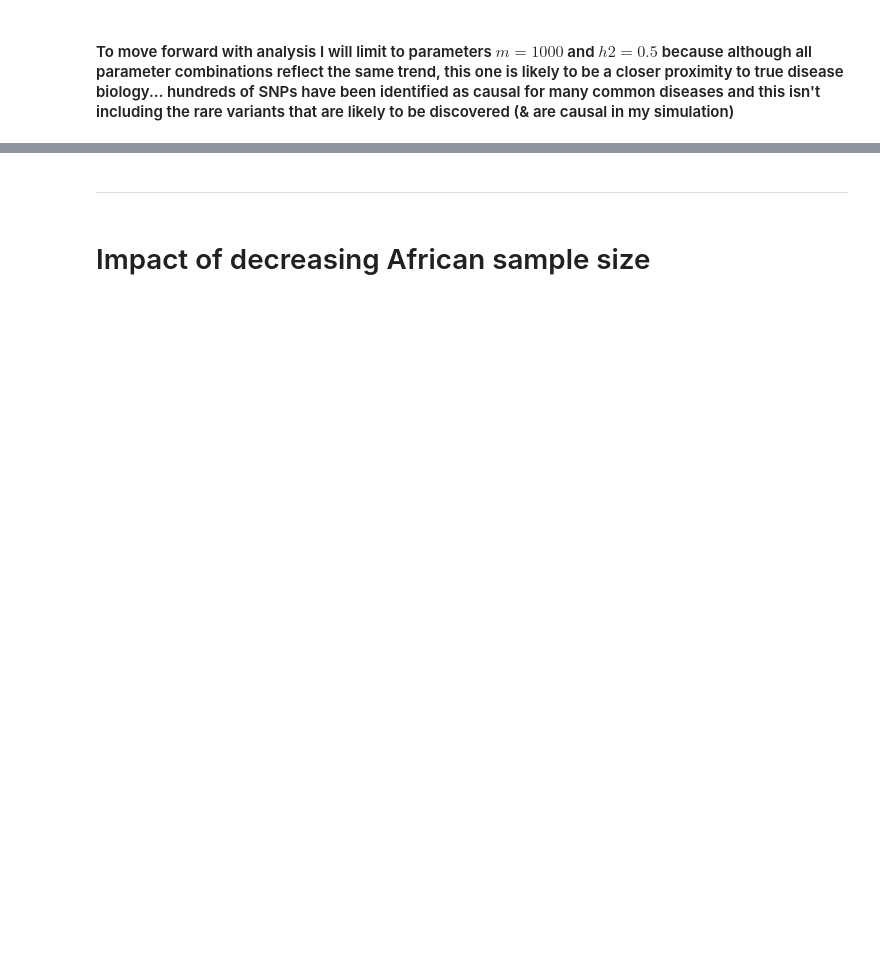
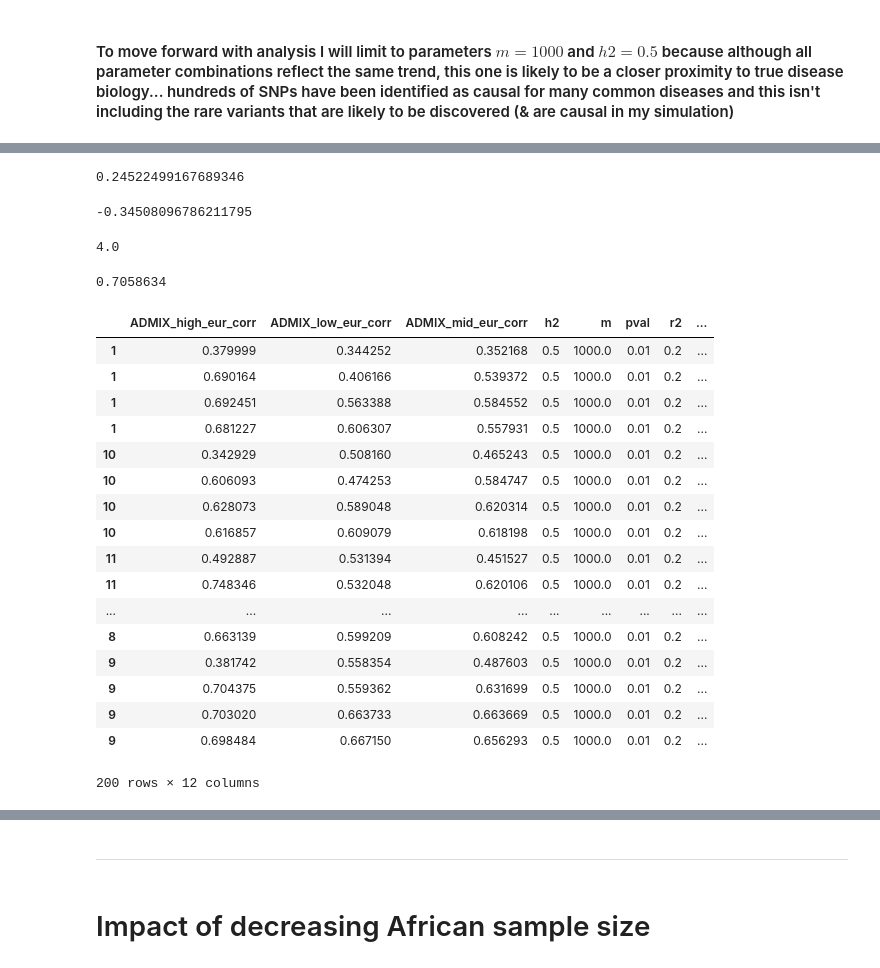
Before and after one commit to taylorcavazos/PRS_Admixture_Simulation, a Jupyter notebook: notebooks/Project_Summary_Notebook.ipynb, the cells around one changed output, grey strips where cells are left out. Saved outputs shown, nothing was run; the diff lists cells and outputs as text; code cells hidden in the pictures; blank space fills up the shorter version.

```diff
--- a/notebooks/Project_Summary_Notebook.ipynb
+++ b/notebooks/Project_Summary_Notebook.ipynb
@@ -59,3 +99,40 @@ plt.show()
+# %%
+(6.137775e-01-4.929049e-01)/4.929049e-01
+# %% [output]
+0.24522499167689346
+# %%
+(4.929049e-01-7.526196e-01)/7.526196e-01
+# %% [output]
+-0.34508096786211795
+# %%
+1/0.25
+# %% [output]
+4.0
+# %%
+7.058634e-01
+# %% [output]
+0.7058634
+# %%
+data[(data["m"]==1000)&(data["h2"]==0.5)].sort_values(by=["sim","weight"])
+# %% [output]
+|  | ADMIX_high_eur_corr | ADMIX_low_eur_corr | ADMIX_mid_eur_corr | h2 | m | pval | r2 | ... |
+| 1 | 0.379999 | 0.344252 | 0.352168 | 0.5 | 1000.0 | 0.01 | 0.2 | ... |
+| 1 | 0.690164 | 0.406166 | 0.539372 | 0.5 | 1000.0 | 0.01 | 0.2 | ... |
+| 1 | 0.692451 | 0.563388 | 0.584552 | 0.5 | 1000.0 | 0.01 | 0.2 | ... |
+| 1 | 0.681227 | 0.606307 | 0.557931 | 0.5 | 1000.0 | 0.01 | 0.2 | ... |
+| 10 | 0.342929 | 0.508160 | 0.465243 | 0.5 | 1000.0 | 0.01 | 0.2 | ... |
+| 10 | 0.606093 | 0.474253 | 0.584747 | 0.5 | 1000.0 | 0.01 | 0.2 | ... |
+| 10 | 0.628073 | 0.589048 | 0.620314 | 0.5 | 1000.0 | 0.01 | 0.2 | ... |
+| 10 | 0.616857 | 0.609079 | 0.618198 | 0.5 | 1000.0 | 0.01 | 0.2 | ... |
+| 11 | 0.492887 | 0.531394 | 0.451527 | 0.5 | 1000.0 | 0.01 | 0.2 | ... |
+| 11 | 0.748346 | 0.532048 | 0.620106 | 0.5 | 1000.0 | 0.01 | 0.2 | ... |
+| ... | ... | ... | ... | ... | ... | ... | ... | ... |
+| 8 | 0.663139 | 0.599209 | 0.608242 | 0.5 | 1000.0 | 0.01 | 0.2 | ... |
+| 9 | 0.381742 | 0.558354 | 0.487603 | 0.5 | 1000.0 | 0.01 | 0.2 | ... |
+| 9 | 0.704375 | 0.559362 | 0.631699 | 0.5 | 1000.0 | 0.01 | 0.2 | ... |
+| 9 | 0.703020 | 0.663733 | 0.663669 | 0.5 | 1000.0 | 0.01 | 0.2 | ... |
+| 9 | 0.698484 | 0.667150 | 0.656293 | 0.5 | 1000.0 | 0.01 | 0.2 | ... |
+200 rows × 12 columns
 # %%
 eur_weight_ceu_only = data.loc[(data["m"]==1000)&(data["h2"]==0.5)&(data["weight"]=="European"),"test_EUR_corr"]
 
```
Also changed, not shown: parts of 84 cells of this notebook, 11 other files.
